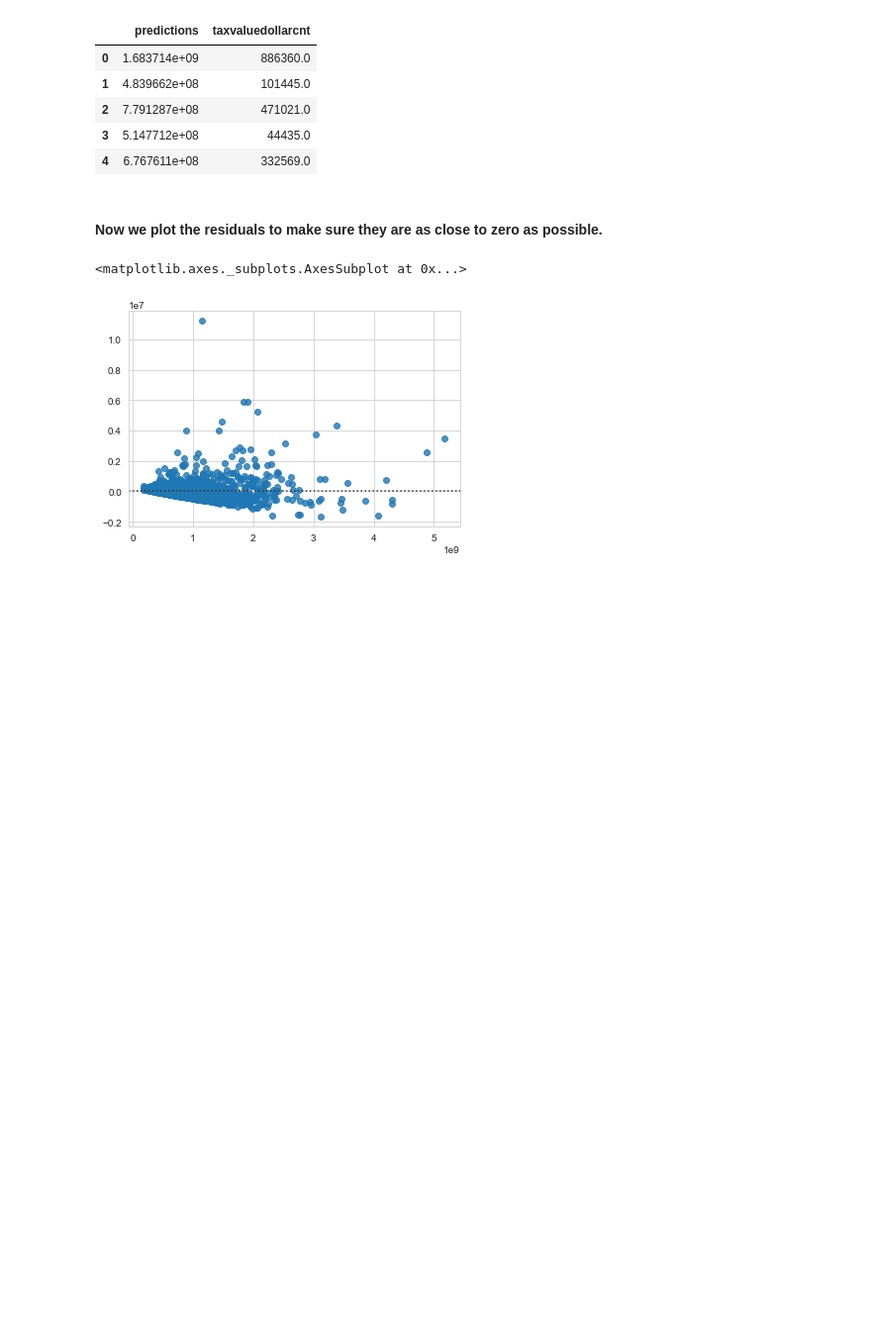
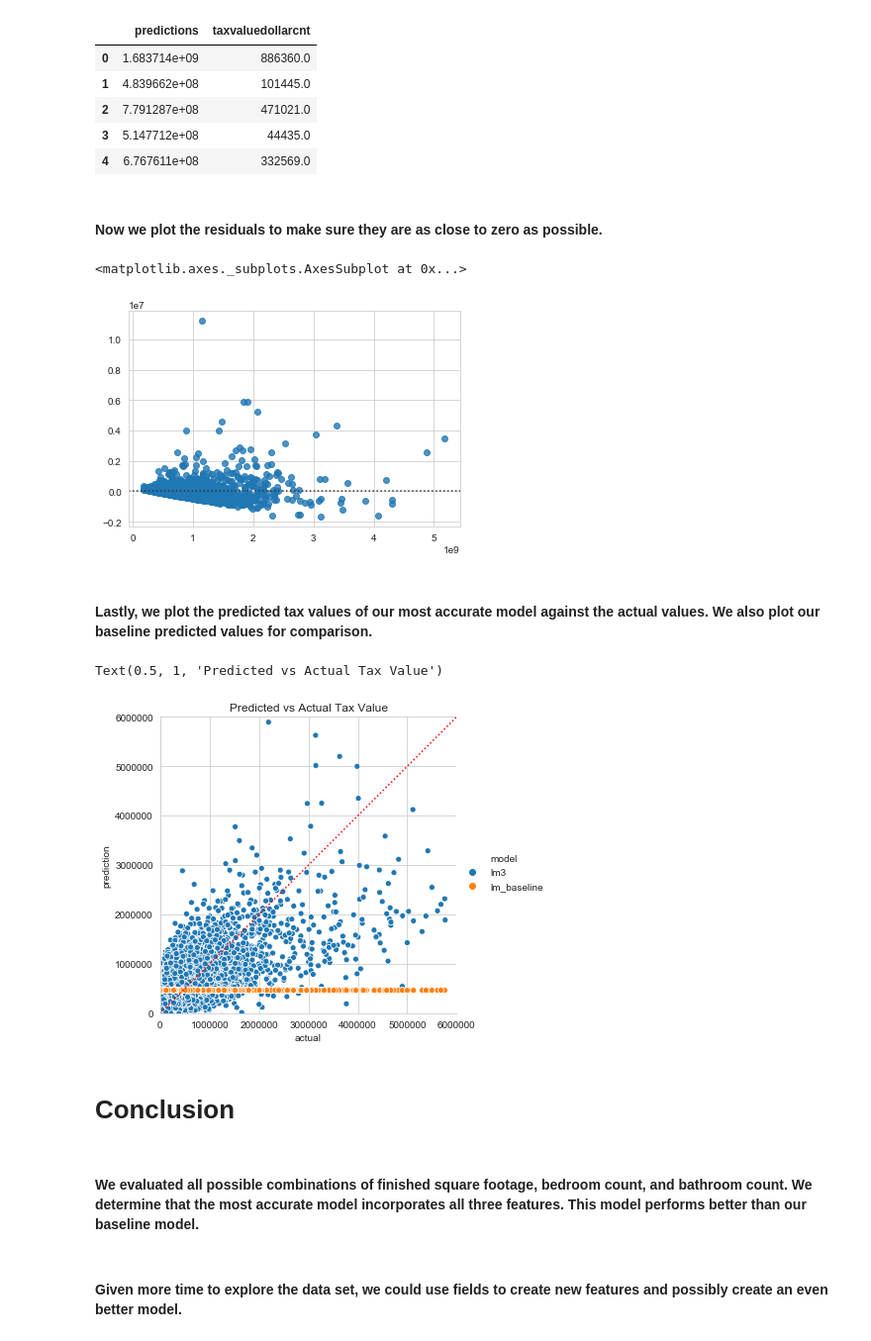
Before and after one commit to davidtenorio1/zillow_project, a Jupyter notebook: walk_through.ipynb, the cells around one changed output. Shown: that part at 99% size. Saved outputs shown, nothing was run; the diff lists cells and outputs as text; code cells hidden in the pictures; blank space fills up the shorter version.

```diff
--- a/walk_through.ipynb
+++ b/walk_through.ipynb
@@ -403,3 +436,26 @@ sns.residplot(mvp_model, y_test)
 # %% [output]
 <matplotlib.axes._subplots.AxesSubplot at 0x...>
 [figure]
+# %% [markdown]
+#### Lastly, we plot the predicted tax values of our most accurate model against the actual values. We also plot our baseline predicted values for comparison.
+# %%
+pd.DataFrame({'actual': predictions.actual,
+              'lm3': predictions.lm3,
+              'lm_baseline': predictions.baseline.ravel()})\
+.melt(id_vars=['actual'], var_name='model', value_name='prediction')\
+.pipe((sns.relplot, 'data'), x='actual', y='prediction', hue='model')
+min = 0
+max = 6_000_000
+plt.plot([min, max],[min, max], c='red', ls=':')
+plt.ylim(min, max)
+plt.xlim(min, max)
+plt.title('Predicted vs Actual Tax Value')
+# %% [output]
+Text(0.5, 1, 'Predicted vs Actual Tax Value')
+[figure, added]
+# %% [markdown]
+# Conclusion
+# %% [markdown]
+#### We evaluated all possible combinations of finished square footage, bedroom count, and bathroom count. We determine that the most accurate model incorporates all three features. This model performs better than our baseline model.
+# %% [markdown]
+#### Given more time to explore the data set, we could use fields to create new features and possibly create an even better model.
```
Also changed, not shown: parts of 10 cells of this notebook, 4 other files.
